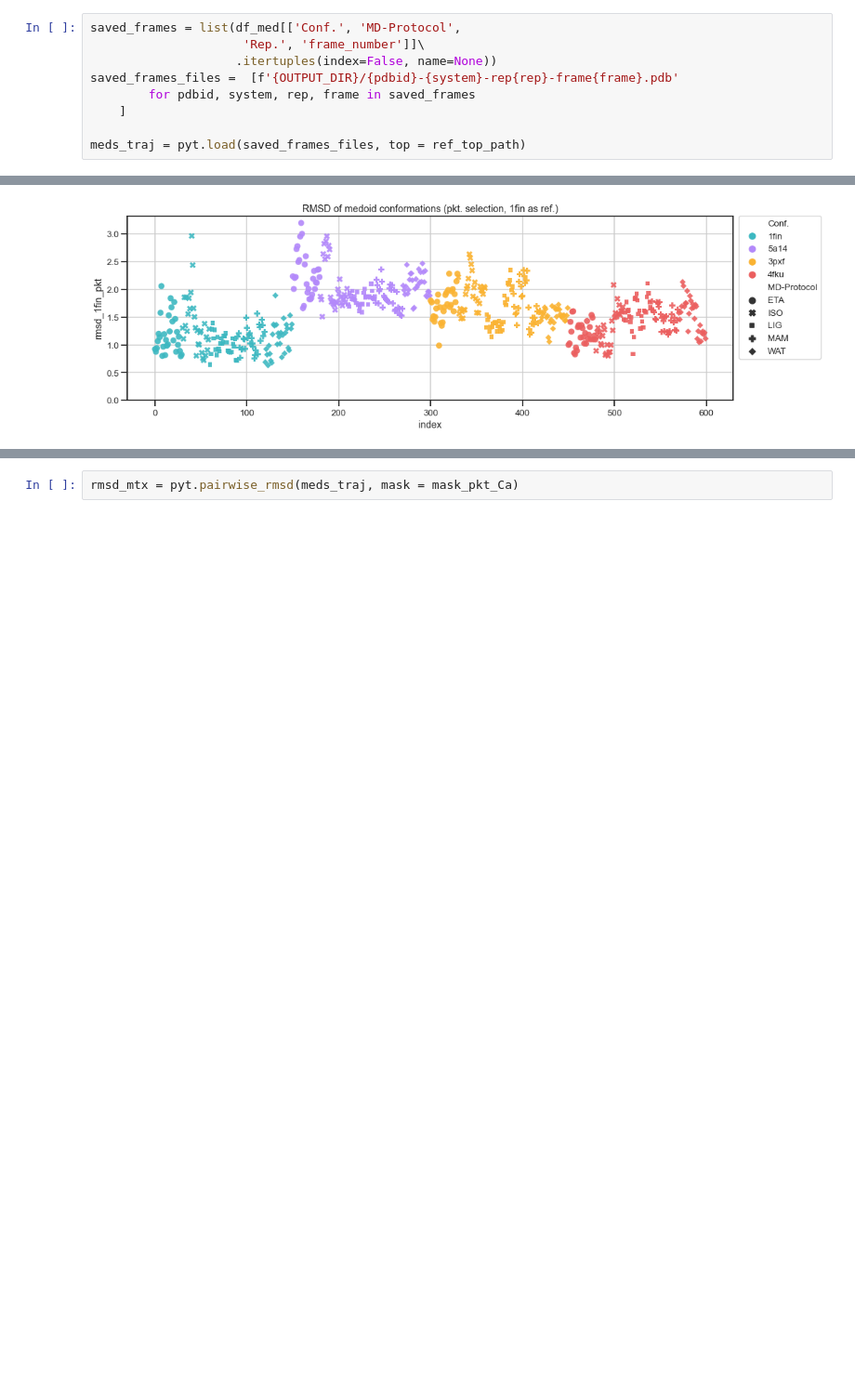
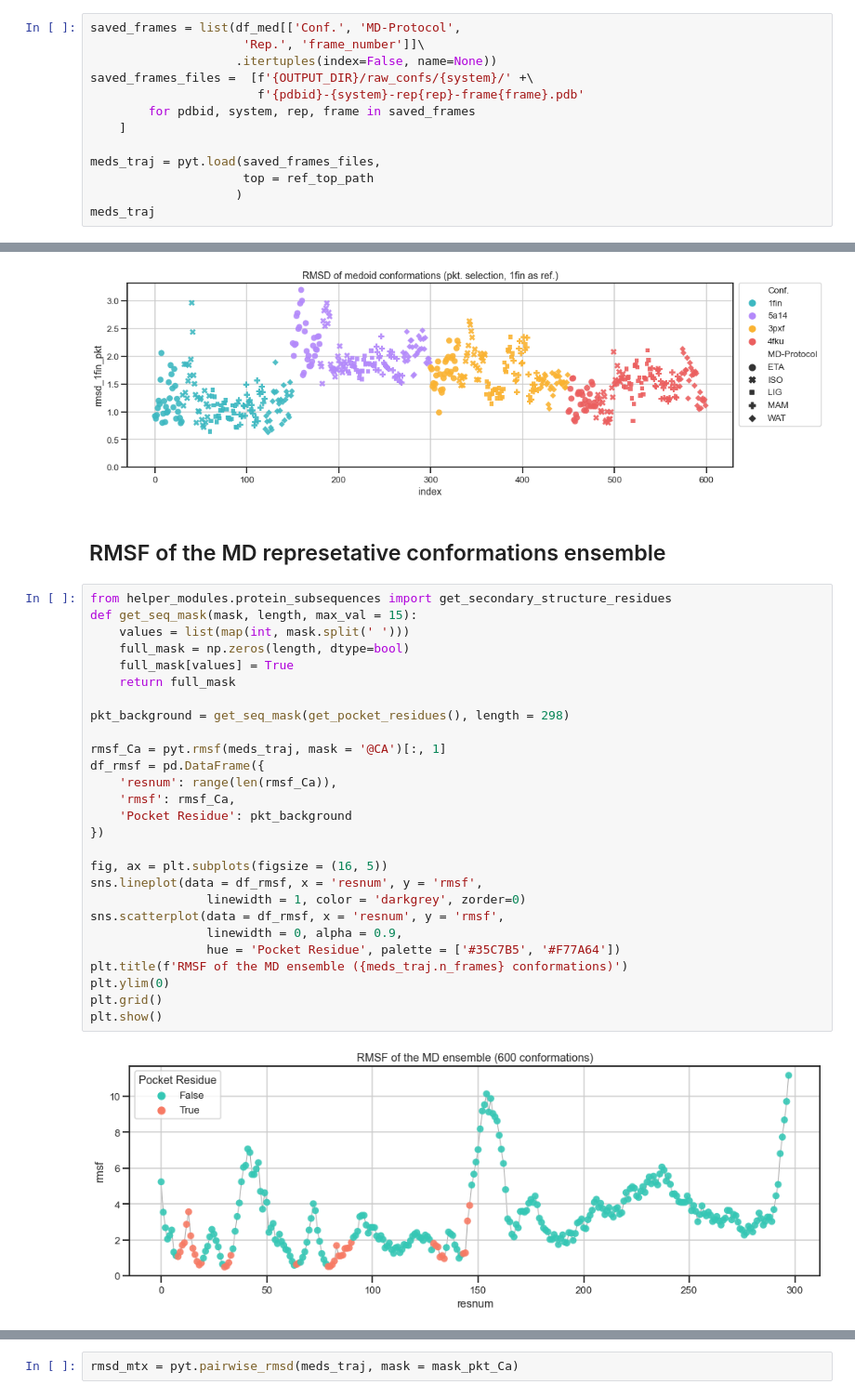
Before and after one commit to jRicciL/cdk2_md_gromacs, a Jupyter notebook: notebooks/3_MD_trajecory_analysis/5_Save_Representative_MD_Conformations_as_pdb.ipynb, the cells around one changed output, grey strips where cells are left out. Shown at 93% size. Cells and saved outputs as stored; diff of their text form; blank space fills up the shorter version.

Commit message:
RMSF added

```diff
--- a/notebooks/3_MD_trajecory_analysis/5_Save_Representative_MD_Conformations_as_pdb.ipynb
+++ b/notebooks/3_MD_trajecory_analysis/5_Save_Representative_MD_Conformations_as_pdb.ipynb
@@ -91,8 +102,12 @@ for traj_key in traj_keys:
 saved_frames = list(df_med[['Conf.', 'MD-Protocol',
                      'Rep.', 'frame_number']]\
                     .itertuples(index=False, name=None))
-saved_frames_files =  [f'{OUTPUT_DIR}/{pdbid}-{system}-rep{rep}-frame{frame}.pdb'
+saved_frames_files =  [f'{OUTPUT_DIR}/raw_confs/{system}/' +\
+                       f'{pdbid}-{system}-rep{rep}-frame{frame}.pdb'
         for pdbid, system, rep, frame in saved_frames
     ]
 
-meds_traj = pyt.load(saved_frames_files, top = ref_top_path)
+meds_traj = pyt.load(saved_frames_files,
+                     top = ref_top_path
+                    )
+meds_traj
@@ -167,3 +182,34 @@ plt.grid()
 plt.show()
 # %% [output]
 [figure]
+# %% [markdown]
+## RMSF of the MD represetative conformations ensemble
+# %%
+from helper_modules.protein_subsequences import get_secondary_structure_residues
+def get_seq_mask(mask, length, max_val = 15):
+    values = list(map(int, mask.split(' ')))
+    full_mask = np.zeros(length, dtype=bool)
+    full_mask[values] = True
+    return full_mask
+
+pkt_background = get_seq_mask(get_pocket_residues(), length = 298)
+
+rmsf_Ca = pyt.rmsf(meds_traj, mask = '@CA')[:, 1]
+df_rmsf = pd.DataFrame({
+    'resnum': range(len(rmsf_Ca)),
+    'rmsf': rmsf_Ca,
+    'Pocket Residue': pkt_background
+})
+
+fig, ax = plt.subplots(figsize = (16, 5))
+sns.lineplot(data = df_rmsf, x = 'resnum', y = 'rmsf',
+                linewidth = 1, color = 'darkgrey', zorder=0)
+sns.scatterplot(data = df_rmsf, x = 'resnum', y = 'rmsf',
+                linewidth = 0, alpha = 0.9,
+                hue = 'Pocket Residue', palette = ['#35C7B5', '#F77A64'])
+plt.title(f'RMSF of the MD ensemble ({meds_traj.n_frames} conformations)')
+plt.ylim(0)
+plt.grid()
+plt.show()
+# %% [output]
+[figure, added]
```
Also changed, not shown: parts of 11 cells of this notebook.
